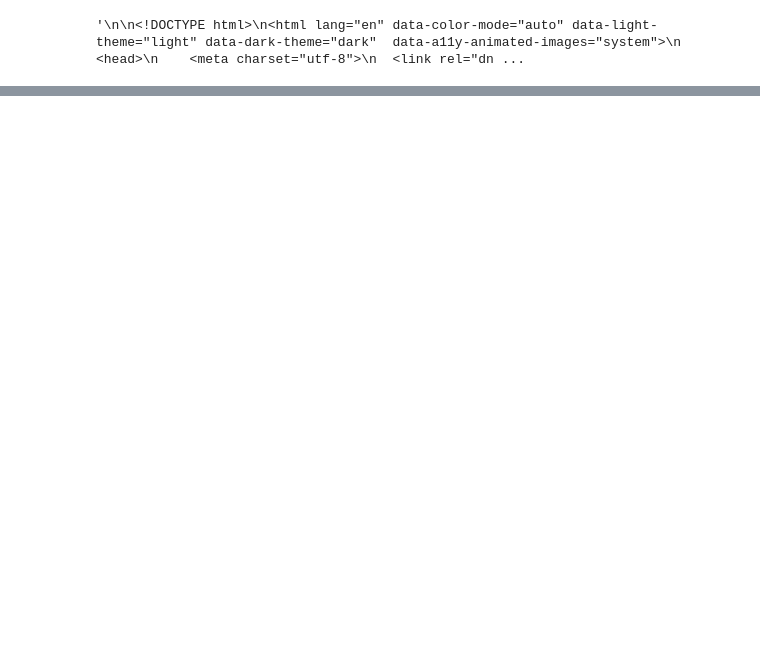
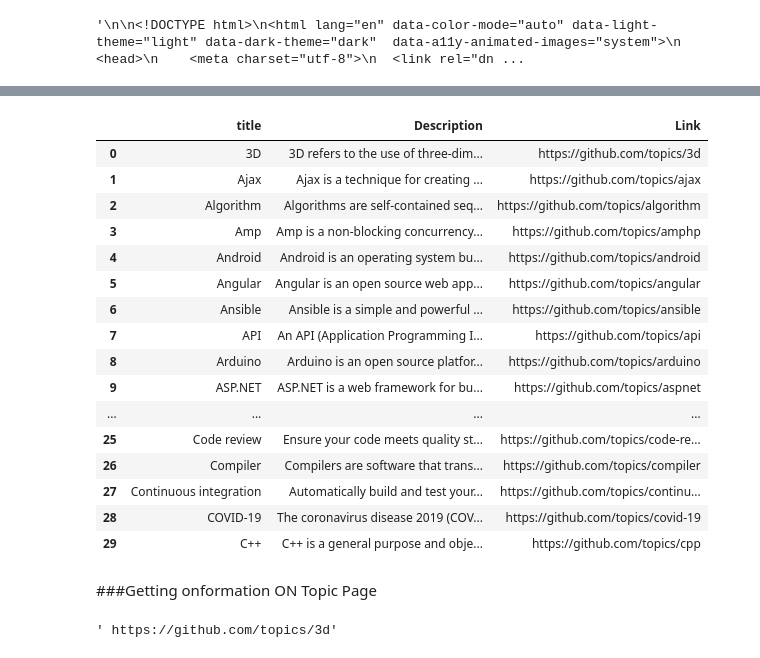
Before and after one commit to rohit-s-s/scrapping-githhub-topic-repository, a Jupyter notebook: scrapping_github_topics_repositories.ipynb, the cells around one changed output, grey strips where cells are left out. Cells and saved outputs as stored; diff of their text form; code cells hidden in the pictures; blank space fills up the shorter version.

```diff
--- a/scrapping_github_topics_repositories.ipynb
+++ b/scrapping_github_topics_repositories.ipynb
@@ -62,0 +127,3 @@ doc = BeautifulSoup(content, 'html.parser')
+# %%
+base_link = " https://github.com"
+print(base_link+topic_link_tag[0]["href"])
@@ -62,0 +132,4 @@ doc = BeautifulSoup(content, 'html.parser')
+# %%
+topic_link = []
+for i in range(len(topic_link_tag)):
+  topic_link.append(base_link+topic_link_tag[i]["href"])
@@ -62,0 +144,28 @@ doc = BeautifulSoup(content, 'html.parser')
+# %%
+topic_dict = {
+    "title" : topic_titles,
+    "Description" : topic_desc,
+    "Link": topic_link
+}
+# %%
+topic_df = pd.DataFrame(topic_dict)
+# %%
+topic_df
+# %% [output]
+|  | title | Description | Link |
+| 0 | 3D | 3D refers to the use of three-dim... | https://github.com/topics/3d |
+| 1 | Ajax | Ajax is a technique for creating ... | https://github.com/topics/ajax |
+| 2 | Algorithm | Algorithms are self-contained seq... | https://github.com/topics/algorithm |
+| 3 | Amp | Amp is a non-blocking concurrency... | https://github.com/topics/amphp |
+| 4 | Android | Android is an operating system bu... | https://github.com/topics/android |
+| 5 | Angular | Angular is an open source web app... | https://github.com/topics/angular |
+| 6 | Ansible | Ansible is a simple and powerful ... | https://github.com/topics/ansible |
+| 7 | API | An API (Application Programming I... | https://github.com/topics/api |
+| 8 | Arduino | Arduino is an open source platfor... | https://github.com/topics/arduino |
+| 9 | ASP.NET | ASP.NET is a web framework for bu... | https://github.com/topics/aspnet |
+| ... | ... | ... | ... |
+| 25 | Code review | Ensure your code meets quality st... | https://github.com/topics/code-re... |
+| 26 | Compiler | Compilers are software that trans... | https://github.com/topics/compiler |
+| 27 | Continuous integration | Automatically build and test your... | https://github.com/topics/continu... |
+| 28 | COVID-19 | The coronavirus disease 2019 (COV... | https://github.com/topics/covid-19 |
+| 29 | C++ | C++ is a general purpose and obje... | https://github.com/topics/cpp |
@@ -62,0 +174,2 @@ doc = BeautifulSoup(content, 'html.parser')
+# %% [markdown]
+###Getting onformation ON Topic Page
@@ -62,0 +178,4 @@ doc = BeautifulSoup(content, 'html.parser')
+# %%
+topic_page_url
+# %% [output]
+' https://github.com/topics/3d'
```
Also changed, not shown: parts of 34 cells of this notebook.
